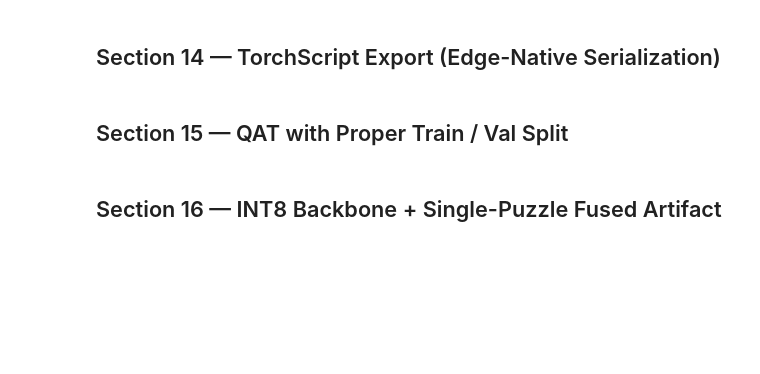
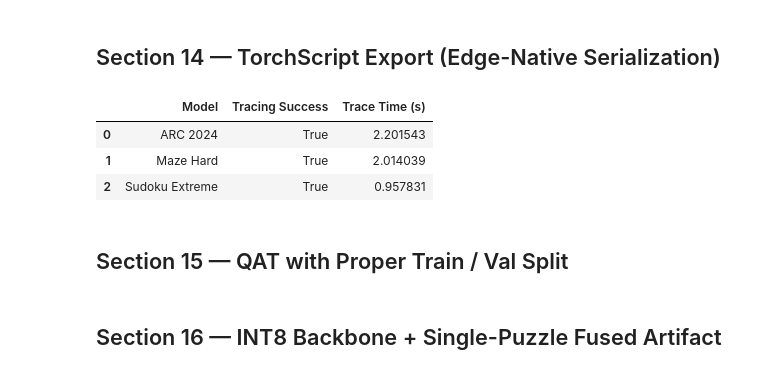
Before and after one commit to Seqaeon/EdgeTRM, a Jupyter notebook: edge-trm-consolidated.ipynb, the cells around one changed output. Cells and saved outputs as stored; diff of their text form; code cells hidden in the pictures; blank space fills up the shorter version.

```diff
--- a/edge-trm-consolidated.ipynb
+++ b/edge-trm-consolidated.ipynb
@@ -978,3 +1355,77 @@ df_trace
+# %%
+class TRMBackboneStep(nn.Module):
+    """Single H-cycle backbone step. Puzzle embedding passed as float input."""
+    def __init__(self, inner_model):
+        super().__init__()
+        self.m = inner_model
+
+    def forward(self, x, puzzle_emb_row, z_H, z_L):
+        from models.recursive_reasoning.trm import (
+            TinyRecursiveReasoningModel_ACTV1Carry,
+            TinyRecursiveReasoningModel_ACTV1InnerCarry,
+        )
+        # Patch puzzle_emb to return the pre-looked-up row
+        orig = self.m.inner.puzzle_emb.forward
+        cast_to = self.m.inner.puzzle_emb.cast_to
+        def _injected(ids): return puzzle_emb_row.to(cast_to)
+        self.m.inner.puzzle_emb.forward = _injected
+
+        pids  = torch.zeros(x.shape[0], dtype=torch.int32, device=x.device)
+        batch = {"inputs": x.to(torch.int32), "labels": x.to(torch.int32),
+                 "puzzle_identifiers": pids}
+        carry = TinyRecursiveReasoningModel_ACTV1Carry(
+            inner_carry=TinyRecursiveReasoningModel_ACTV1InnerCarry(z_H=z_H, z_L=z_L),
+            steps=torch.zeros(x.shape[0], dtype=torch.int32, device=x.device),
+            halted=torch.zeros(x.shape[0], dtype=torch.bool, device=x.device),
+            current_data=batch,
+        )
+        try:
+            new_carry, outputs = self.m(carry, batch)
+        finally:
+            self.m.inner.puzzle_emb.forward = orig
+        return outputs["logits"], new_carry.inner_carry.z_H, new_carry.inner_carry.z_L
+
+trace_records = []
+for model_name, model_obj, loader, _ in models_list:
+    if loader is None: continue
+    inner = get_inner(model_obj)
+
+    dev     = str(DEVICE)
+    seq_len = inner.config.seq_len
+    emb_len = inner.inner.puzzle_emb_len
+    hidden  = inner.config.hidden_size
+    emb_dim = inner.inner.puzzle_emb.weights.shape[1]
+
+    wrapper = TRMBackboneStep(inner).eval().to(dev)
+    wrapper = wrapper.float()
+
+    # Example inputs on the same device as the model
+    x_d   = torch.zeros(1, seq_len,              dtype=torch.int64,  device=dev)
+    emb_d = torch.zeros(1, emb_dim,              dtype=torch.float32, device=dev)
+    zH_d  = torch.zeros(1, seq_len + emb_len, hidden, dtype=torch.float32, device=dev)
+    zL_d  = torch.zeros(1, seq_len + emb_len, hidden, dtype=torch.float32, device=dev)
+
+    t0 = time.time()
+    try:
+        with torch.no_grad():
+            traced = torch.jit.trace(wrapper, (x_d, emb_d, zH_d, zL_d), strict=False)
+        trace_time = time.time() - t0
+        success = True
+    except Exception as e:
+        print(f"Tracing failed for {model_name}: {e}")
+        trace_time = 0.0
+        success = False
+
+    trace_records.append({
+        "Model": model_name, "Tracing Success": success, "Trace Time (s)": trace_time
+    })
+df_trace = pd.DataFrame(trace_records)
+df_trace
+# %% [output]
+|  | Model | Tracing Success | Trace Time (s) |
+| 0 | ARC 2024 | True | 2.201543 |
+| 1 | Maze Hard | True | 2.014039 |
+| 2 | Sudoku Extreme | True | 0.957831 |
 # %% [markdown]
 ## Section 15 — QAT with Proper Train / Val Split
 # %%
```
Also changed, not shown: parts of 28 cells of this notebook.
